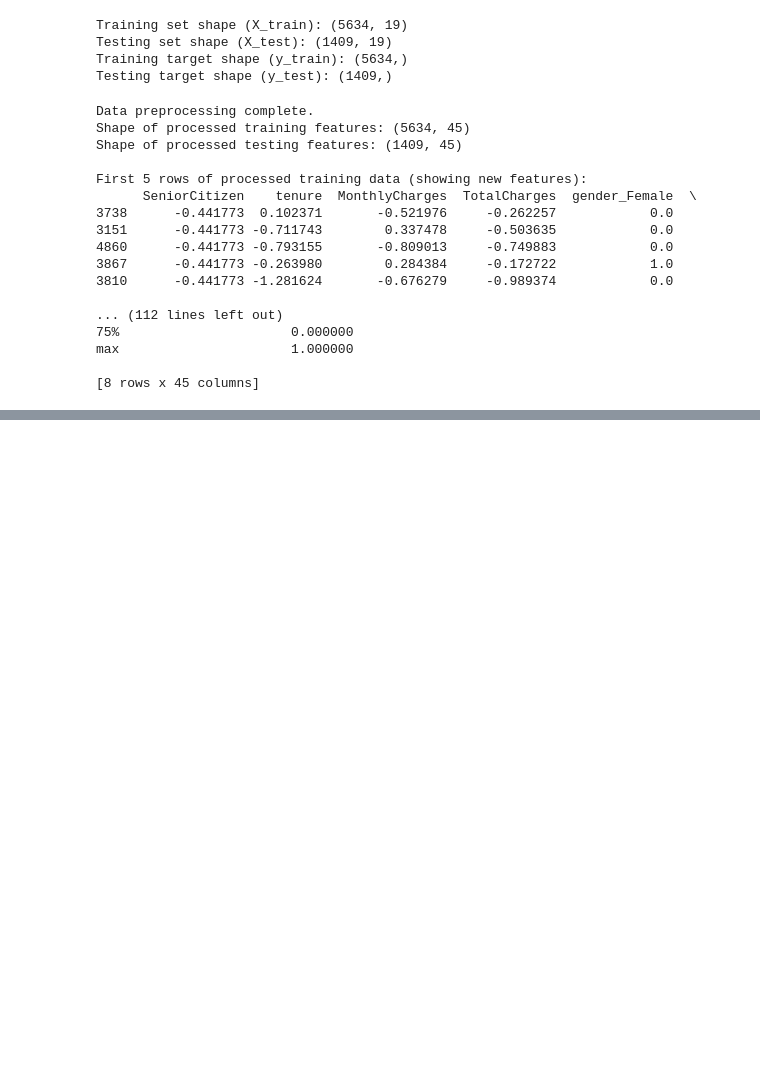
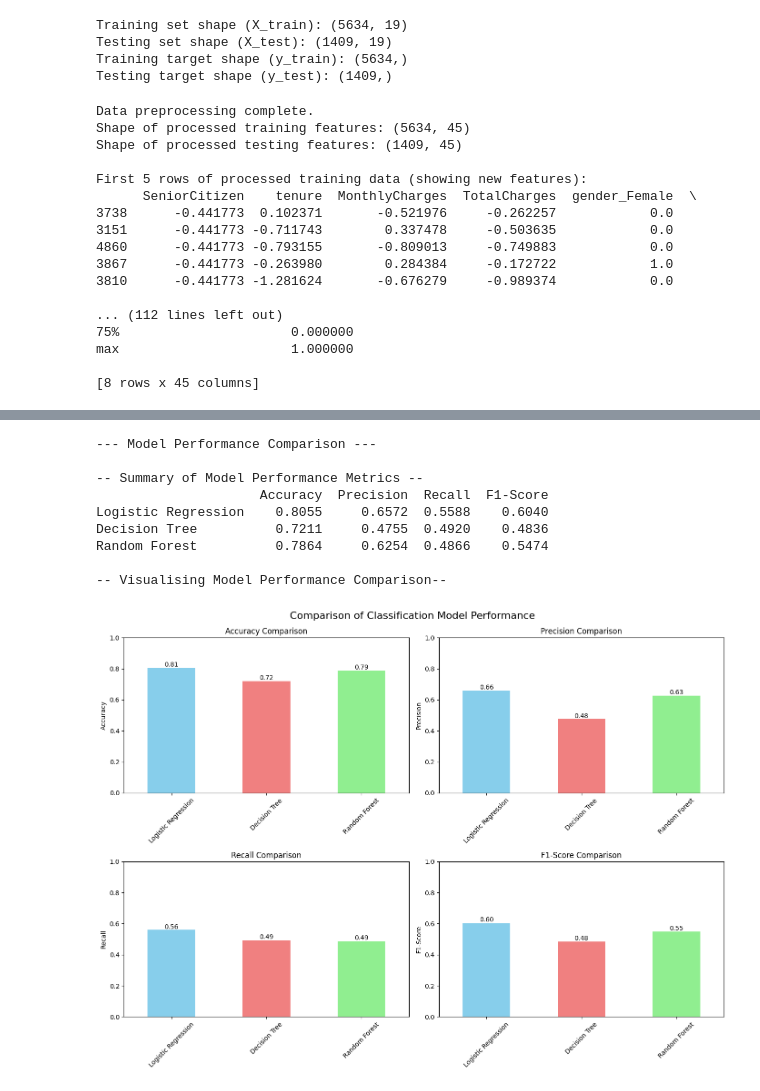
Before and after one commit to lorettayong/Customer-Churn-Prediction, a Jupyter notebook: churn_prediction.ipynb, the cells around one changed output, grey strips where cells are left out. Saved outputs shown, nothing was run; the diff lists cells and outputs as text; code cells hidden in the pictures; blank space fills up the shorter version.

```diff
--- a/churn_prediction.ipynb
+++ b/churn_prediction.ipynb
@@ -348,0 +587,63 @@ max                      1.000000
+# %%
+print("\n--- Model Performance Comparison ---")
+
+# Create a dictionary to store the metrics for each model
+model_performance = {
+    'Logistic Regression': {
+        'Accuracy': accuracy_lr,
+        'Precision': precision_lr,
+        'Recall': recall_lr,
+        'F1-Score': f1_lr
+    },
+    'Decision Tree': {
+        'Accuracy': accuracy_dt,
+        'Precision': precision_dt,
+        'Recall': recall_dt,
+        'F1-Score': f1_dt
+    },
+    'Random Forest': {
+        'Accuracy': accuracy_rf,
+        'Precision': precision_rf,
+        'Recall': recall_rf,
+        'F1-Score': f1_rf
+    }
+}
+
+# Convert the dictionary to a Pandas DataFrame for easy viewing
+# .T transposes the DataFrame for better readability
+performance_df = pd.DataFrame(model_performance).T
+
+print("\n-- Summary of Model Performance Metrics --")
+# Display metrics rounded to 4 decimal places
+print(performance_df.round(4))
+
+# Visualise the comparison using bar plots
+print("\n-- Visualising Model Performance Comparison-- ")
+
+metrics_to_plot = ['Accuracy', 'Precision', 'Recall', 'F1-Score']
+fig, axes = plt.subplots(nrows=2, ncols=2, figsize=(14, 10))
+axes = axes.flatten() # flatten the 2x2 array of axes for easy iteration
+
+for i, metric in enumerate(metrics_to_plot):
+    performance_df[metric].plot(kind='bar', ax=axes[i], color=['skyblue', 'lightcoral', 'lightgreen'])
+    axes[i].set_title(f'{metric} Comparison')
+    axes[i].set_ylabel(metric)
+    axes[i].set_ylim(0, 1) # metrics are used between 0 and 1
+    axes[i].tick_params(axis='x', rotation=45)
+    for p in axes[i].patches:
+        axes[i].annotate(f'{p.get_height():.2f}', (p.get_x() + p.get_width() / 2., p.get_height()),
+                         ha='center', va='center', xytext=(0, 5), textcoords='offset points')
+plt.tight_layout()
+plt.suptitle('Comparison of Classification Model Performance', y=1.02, fontsize=16)
+plt.show()
+# %% [output]
+--- Model Performance Comparison ---
+
+-- Summary of Model Performance Metrics --
+                     Accuracy  Precision  Recall  F1-Score
+Logistic Regression    0.8055     0.6572  0.5588    0.6040
+Decision Tree          0.7211     0.4755  0.4920    0.4836
+Random Forest          0.7864     0.6254  0.4866    0.5474
+
+-- Visualising Model Performance Comparison--
+[figure, added]
```
Also changed, not shown: parts of 13 cells of this notebook, 1 other file.
